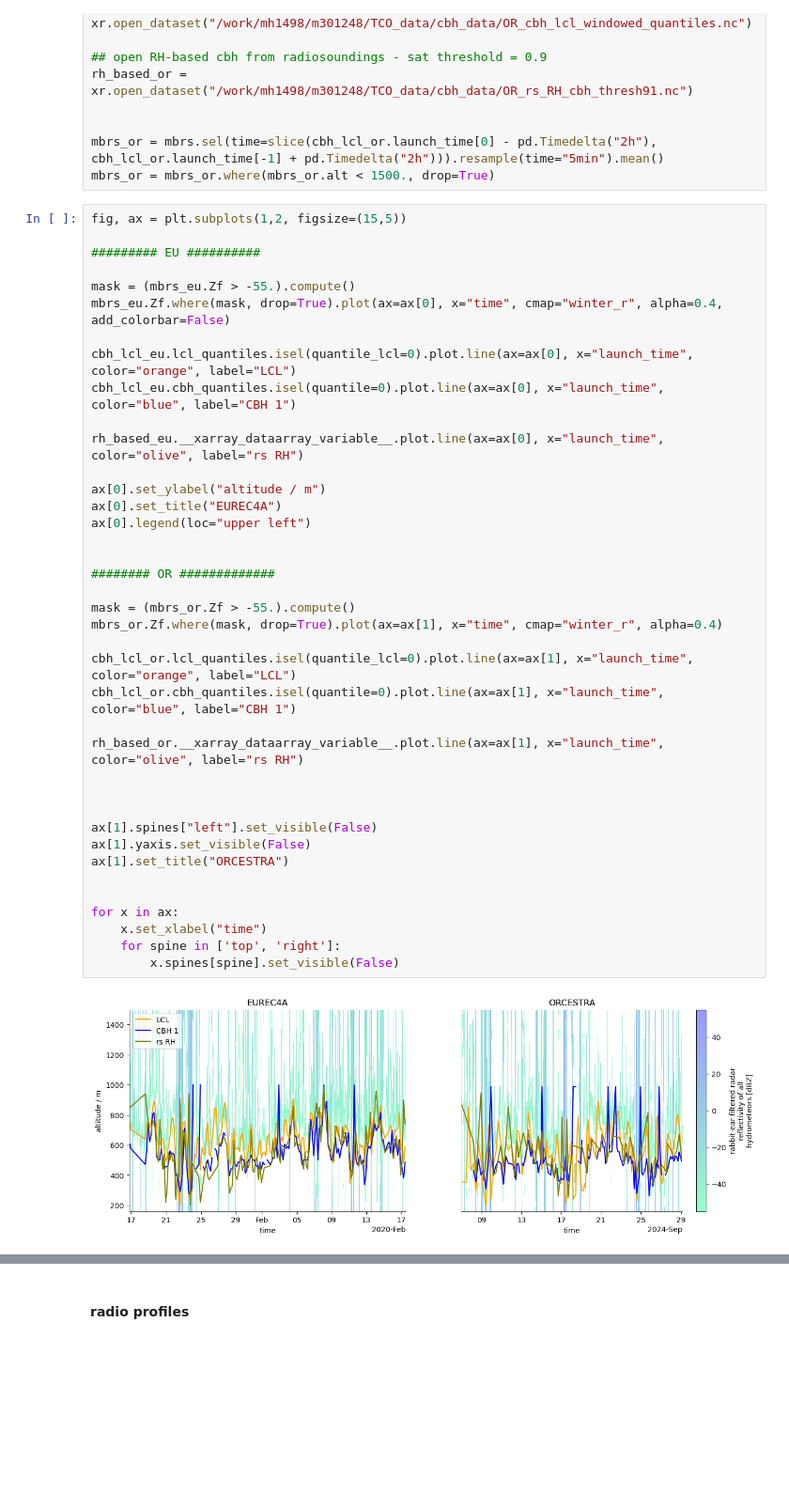
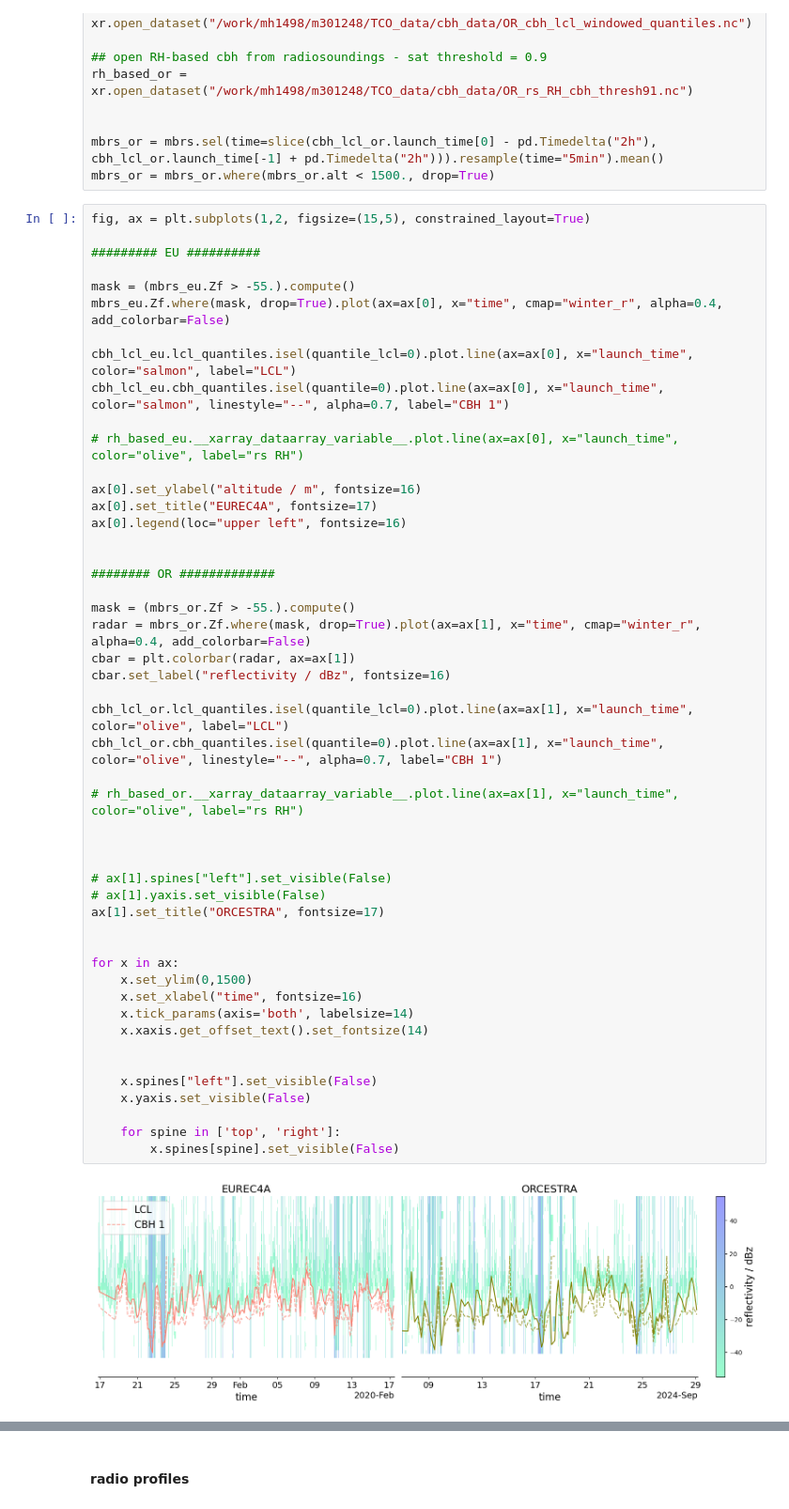
Before and after one commit to meteorologopazzo/BCO_observational, a Jupyter notebook: ceilometer.ipynb, the cells around one changed output, grey strips where cells are left out. Shown at 94% size. Cells and saved outputs as stored; diff of their text form; blank space fills up the shorter version.

```diff
--- a/ceilometer.ipynb
+++ b/ceilometer.ipynb
@@ -511,43 +511,53 @@ rh_based_or = xr.open_dataset("/work/mh1498/m301248/TCO_data/cbh_data/OR_rs_RH_c
 mbrs_or = mbrs.sel(time=slice(cbh_lcl_or.launch_time[0] - pd.Timedelta("2h"), cbh_lcl_or.launch_time[-1] + pd.Timedelta("2h"))).resample(time="5min").mean()
 mbrs_or = mbrs_or.where(mbrs_or.alt < 1500., drop=True)
 # %%
-fig, ax = plt.subplots(1,2, figsize=(15,5))
+fig, ax = plt.subplots(1,2, figsize=(15,5), constrained_layout=True)
 
 ######### EU ##########
 
 mask = (mbrs_eu.Zf > -55.).compute()
 mbrs_eu.Zf.where(mask, drop=True).plot(ax=ax[0], x="time", cmap="winter_r", alpha=0.4, add_colorbar=False)
 
-cbh_lcl_eu.lcl_quantiles.isel(quantile_lcl=0).plot.line(ax=ax[0], x="launch_time", color="orange", label="LCL")
-cbh_lcl_eu.cbh_quantiles.isel(quantile=0).plot.line(ax=ax[0], x="launch_time", color="blue", label="CBH 1")
+cbh_lcl_eu.lcl_quantiles.isel(quantile_lcl=0).plot.line(ax=ax[0], x="launch_time", color="salmon", label="LCL")
+cbh_lcl_eu.cbh_quantiles.isel(quantile=0).plot.line(ax=ax[0], x="launch_time", color="salmon", linestyle="--", alpha=0.7, label="CBH 1")
 
-rh_based_eu.__xarray_dataarray_variable__.plot.line(ax=ax[0], x="launch_time", color="olive", label="rs RH")
+# rh_based_eu.__xarray_dataarray_variable__.plot.line(ax=ax[0], x="launch_time", color="olive", label="rs RH")
 
-ax[0].set_ylabel("altitude / m")
-ax[0].set_title("EUREC4A")
-ax[0].legend(loc="upper left")
+ax[0].set_ylabel("altitude / m", fontsize=16)
+ax[0].set_title("EUREC4A", fontsize=17)
+ax[0].legend(loc="upper left", fontsize=16)
 
 
 ######## OR #############
 
 mask = (mbrs_or.Zf > -55.).compute()
-mbrs_or.Zf.where(mask, drop=True).plot(ax=ax[1], x="time", cmap="winter_r", alpha=0.4)
+radar = mbrs_or.Zf.where(mask, drop=True).plot(ax=ax[1], x="time", cmap="winter_r", alpha=0.4, add_colorbar=False)
+cbar = plt.colorbar(radar, ax=ax[1])
+cbar.set_label("reflectivity / dBz", fontsize=16)
 
-cbh_lcl_or.lcl_quantiles.isel(quantile_lcl=0).plot.line(ax=ax[1], x="launch_time", color="orange", label="LCL")
-cbh_lcl_or.cbh_quantiles.isel(quantile=0).plot.line(ax=ax[1], x="launch_time", color="blue", label="CBH 1")
+cbh_lcl_or.lcl_quantiles.isel(quantile_lcl=0).plot.line(ax=ax[1], x="launch_time", color="olive", label="LCL")
+cbh_lcl_or.cbh_quantiles.isel(quantile=0).plot.line(ax=ax[1], x="launch_time", color="olive", linestyle="--", alpha=0.7, label="CBH 1")
 
-rh_based_or.__xarray_dataarray_variable__.plot.line(ax=ax[1], x="launch_time", color="olive", label="rs RH")
+# rh_based_or.__xarray_dataarray_variable__.plot.line(ax=ax[1], x="launch_time", color="olive", label="rs RH")
 
 
 
-ax[1].spines["left"].set_visible(False)
-ax[1].yaxis.set_visible(False)
-ax[1].set_title("ORCESTRA")
+# ax[1].spines["left"].set_visible(False)
+# ax[1].yaxis.set_visible(False)
+ax[1].set_title("ORCESTRA", fontsize=17)
 
 
 for x in ax:
-    x.set_xlabel("time")
+    x.set_ylim(0,1500)
+    x.set_xlabel("time", fontsize=16)
+    x.tick_params(axis='both', labelsize=14)
+    x.xaxis.get_offset_text().set_fontsize(14)
+
+
+    x.spines["left"].set_visible(False)
+    x.yaxis.set_visible(False)
+
     for spine in ['top', 'right']:
         x.spines[spine].set_visible(False)
 # %% [output]
-[figure, old version]
+[figure, new version]
```
Also changed, not shown: parts of 2 cells of this notebook, 5 other files.
